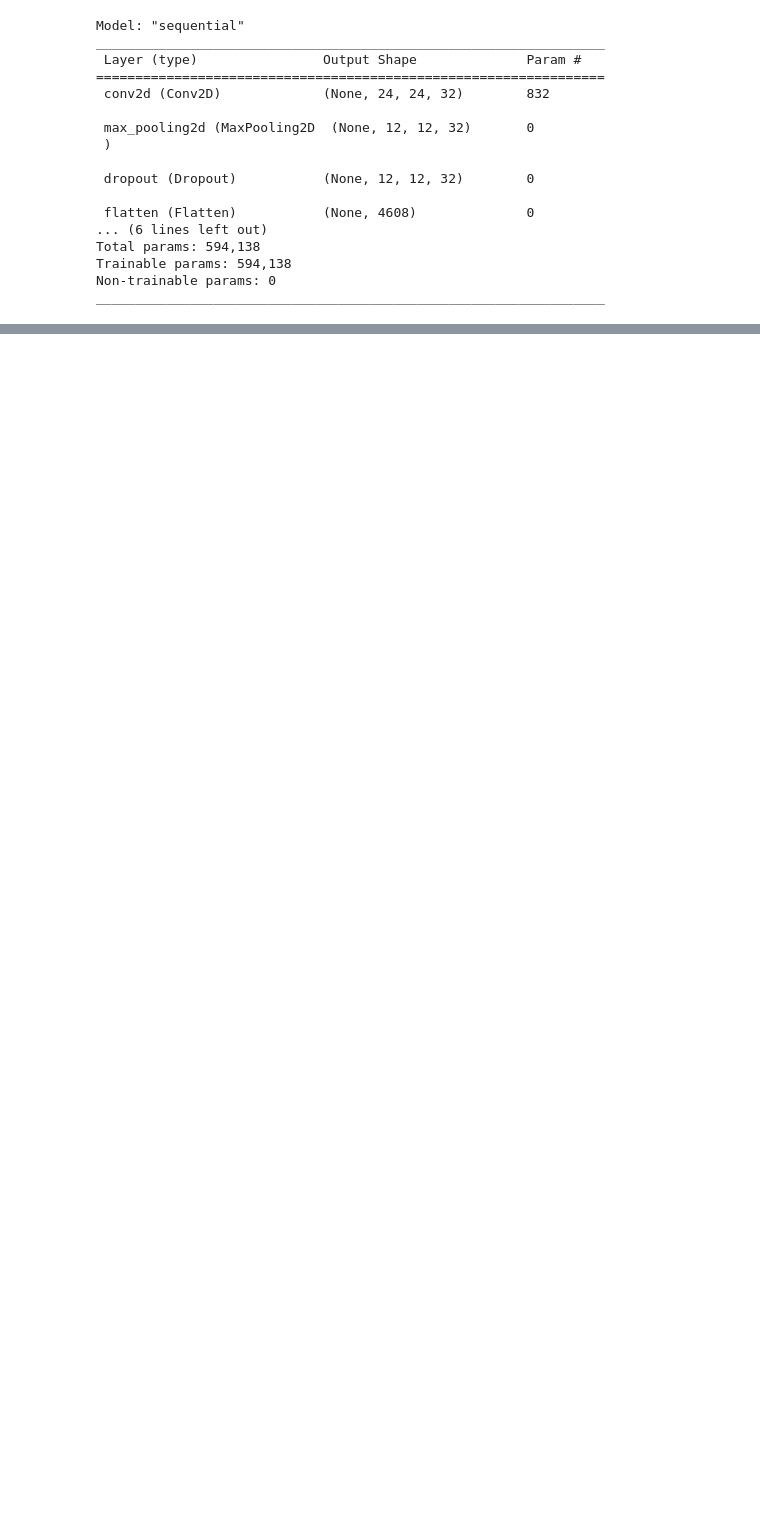
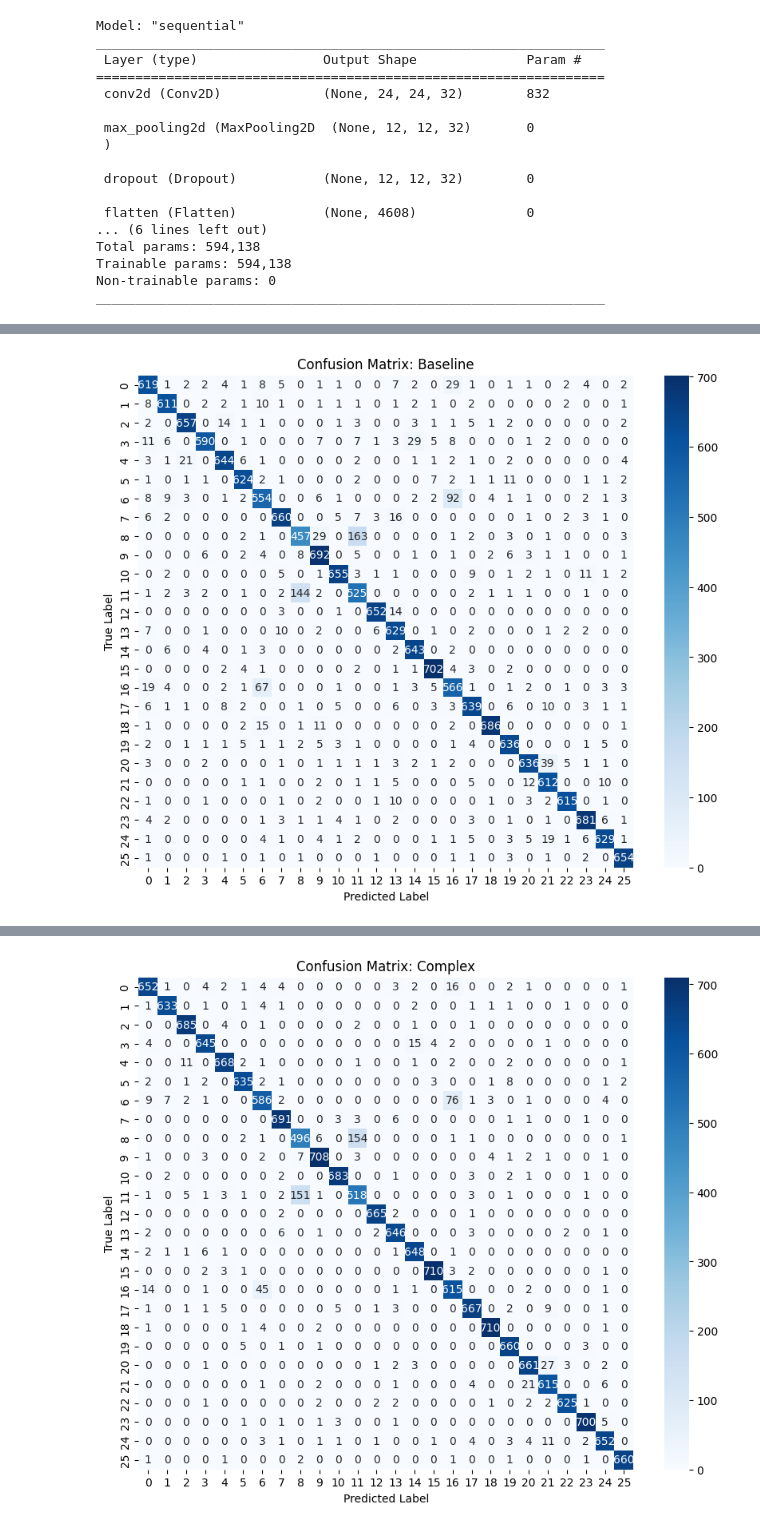
Before and after one commit to noodlebatteries124/DELE-CA1, a Jupyter notebook: ptA.ipynb, the cells around one changed output, grey strips where cells are left out. Drawn from its saved outputs; the diff is of its cells as text; code cells hidden in the pictures; blank space fills up the shorter version.

```diff
--- a/ptA.ipynb
+++ b/ptA.ipynb
@@ -841,16 +854,0 @@ NameError: name 'history' is not defined
-# %%
-plt.figure(figsize=(10, 6))
-sns.set_style("whitegrid")
-
-bars = plt.bar(model_names, accuracies, color=['#3498db', '#e67e22', '#2ecc71'])
-
-plt.title('EMNIST Model Performance Comparison', fontsize=16)
-plt.ylabel('Validation Accuracy', fontsize=12)
-plt.ylim(0, 1.0)
-
-for bar in bars:
-    yval = bar.get_height()
-    plt.text(bar.get_x() + bar.get_width()/2, yval + 0.01,
-             f'{yval:.2%}', ha='center', va='bottom', fontweight='bold')
-
-plt.show()
@@ -856,0 +882,28 @@ plt.show()
+# %%
+from sklearn.metrics import confusion_matrix
+import seaborn as sns
+import matplotlib.pyplot as plt
+
+# Convert one-hot encoded y_test to integer labels
+y_true = np.argmax(y_test, axis=1)
+
+# List of your models (Make sure these variable names match your code)
+models = [baseline_model, complex_cnn, modified_complex_cnn_model, augmented_model]
+model_names = ['Baseline', 'Complex', 'Refined', 'Augmented']
+
+for model, name in zip(models, model_names):
+    # Get predictions
+    y_pred_probs = model.predict(X_test)
+    y_pred = np.argmax(y_pred_probs, axis=1)
+
+    # Generate confusion matrix
+    cm = confusion_matrix(y_true, y_pred)
+
+    # Plot
+    plt.figure(figsize=(10, 8))
+    sns.heatmap(cm, annot=True, fmt='d', cmap='Blues') # annot=False prevents clutter
+    plt.title(f'Confusion Matrix: {name}')
+    plt.xlabel('Predicted Label')
+    plt.ylabel('True Label')
+    plt.show()
+# %% [output]
@@ -856,0 +911 @@ plt.show()
+[figure, added]
@@ -856,0 +913 @@ plt.show()
+[figure, added]
```
Also changed, not shown: parts of 29 cells of this notebook, 8 other files.
